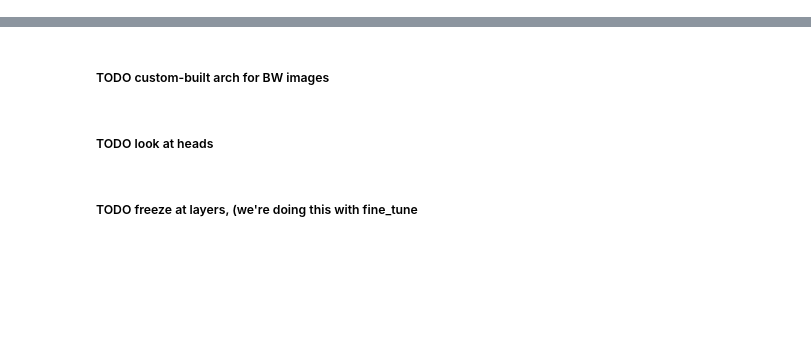
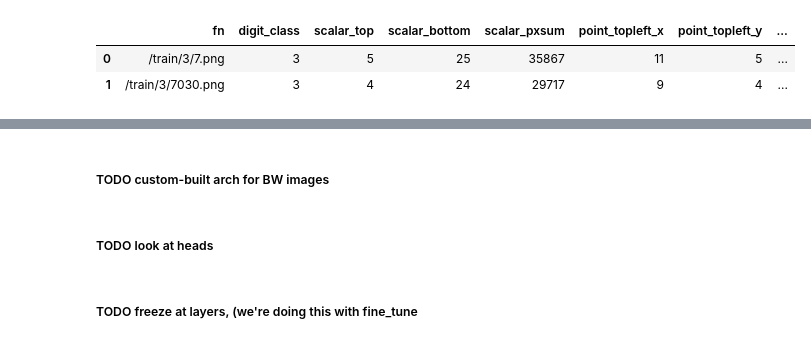
Before and after one commit to sutt/fastai-tutorial, a Jupyter notebook: tut_multitask_3.ipynb, the cells around one changed output, grey strips where cells are left out. Drawn from its saved outputs; the diff is of its cells as text; code cells hidden in the pictures; blank space fills up the shorter version.

```diff
--- a/tut_multitask_3.ipynb
+++ b/tut_multitask_3.ipynb
@@ -17,0 +26,8 @@ from module.mnist_helpers import build_df, eda_fig_1
+# %%
+path = untar_data(URLs.MNIST_TINY)
+df = build_df(path)
+df.head(2)
+# %% [output]
+|  | fn | digit_class | scalar_top | scalar_bottom | scalar_pxsum | point_topleft_x | point_topleft_y | ... |
+| 0 | /train/3/7.png | 3 | 5 | 25 | 35867 | 11 | 5 | ... |
+| 1 | /train/3/7030.png | 3 | 4 | 24 | 29717 | 9 | 4 | ... |
```
Also changed, not shown: parts of 22 cells of this notebook, 6 other files.
